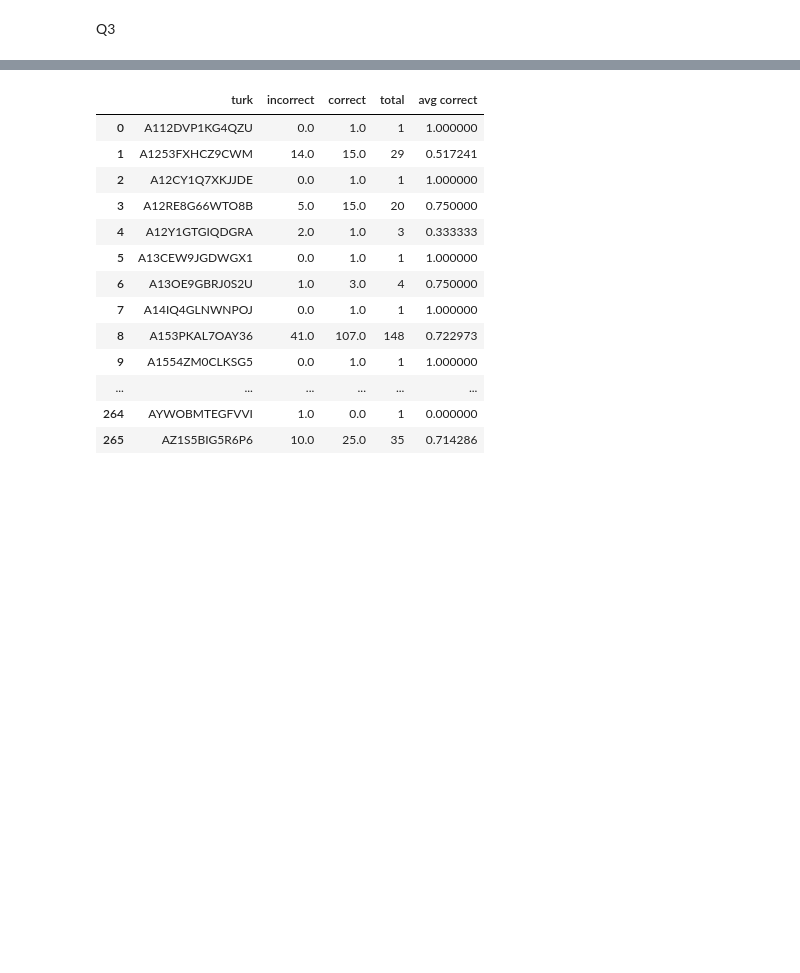
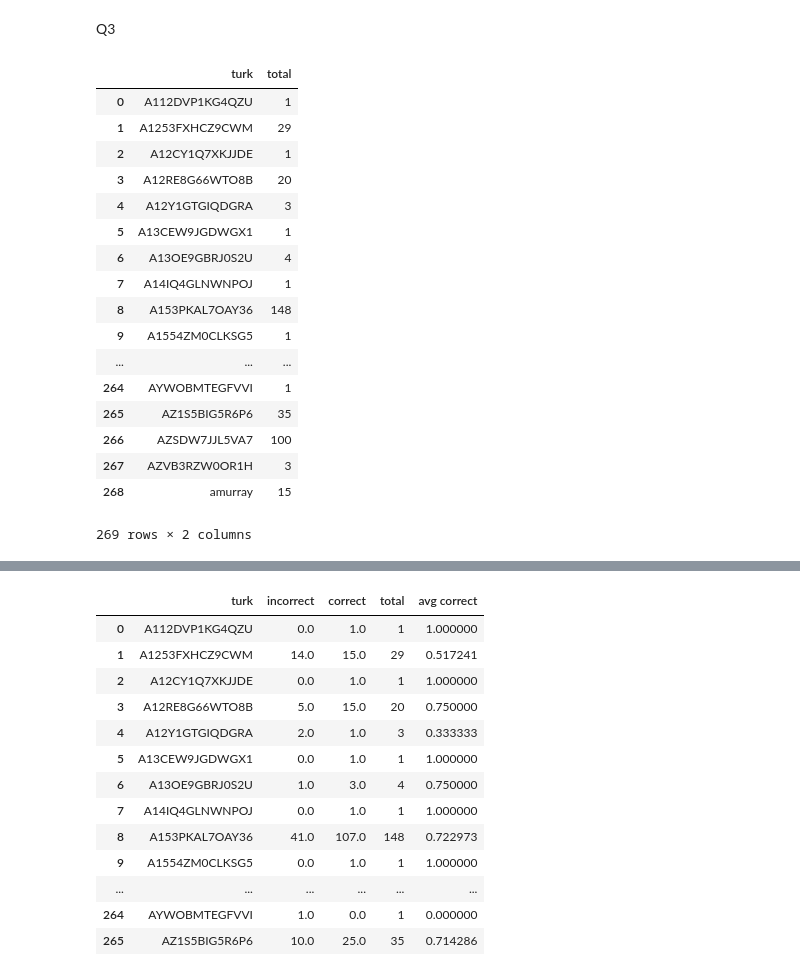
Before and after one commit to chenson2018/Data-Analytics-Programming-HW3, a Jupyter notebook: Henson HW3.ipynb, the cells around one changed output, grey strips where cells are left out. Saved outputs shown, nothing was run; the diff lists cells and outputs as text; code cells hidden in the pictures; blank space fills up the shorter version.

```diff
--- a/Henson HW3.ipynb
+++ b/Henson HW3.ipynb
@@ -15,8 +15,28 @@ Q3
 # %%
 #data frame of number of rating per turk
 count = pd.DataFrame(labels_on_gold.groupby('turk')['turk'].agg('count'))
 count.columns = ['total']
 count = count.reset_index()
+count
+# %% [output]
+|  | turk | total |
+| 0 | A112DVP1KG4QZU | 1 |
+| 1 | A1253FXHCZ9CWM | 29 |
+| 2 | A12CY1Q7XKJJDE | 1 |
+| 3 | A12RE8G66WTO8B | 20 |
+| 4 | A12Y1GTGIQDGRA | 3 |
+| 5 | A13CEW9JGDWGX1 | 1 |
+| 6 | A13OE9GBRJ0S2U | 4 |
+| 7 | A14IQ4GLNWNPOJ | 1 |
+| 8 | A153PKAL7OAY36 | 148 |
+| 9 | A1554ZM0CLKSG5 | 1 |
+| ... | ... | ... |
+| 264 | AYWOBMTEGFVVI | 1 |
+| 265 | AZ1S5BIG5R6P6 | 35 |
+| 266 | AZSDW7JJL5VA7 | 100 |
+| 267 | AZVB3RZW0OR1H | 3 |
+| 268 | amurray | 15 |
+269 rows × 2 columns
 # %%
 #data frame to look at turk guess for gold versus actual
 compare = pd.merge(labels_on_gold, gold, on = 'url', suffixes=('_guess', '_actual'))
```
Also changed, not shown: parts of 10 cells of this notebook.
